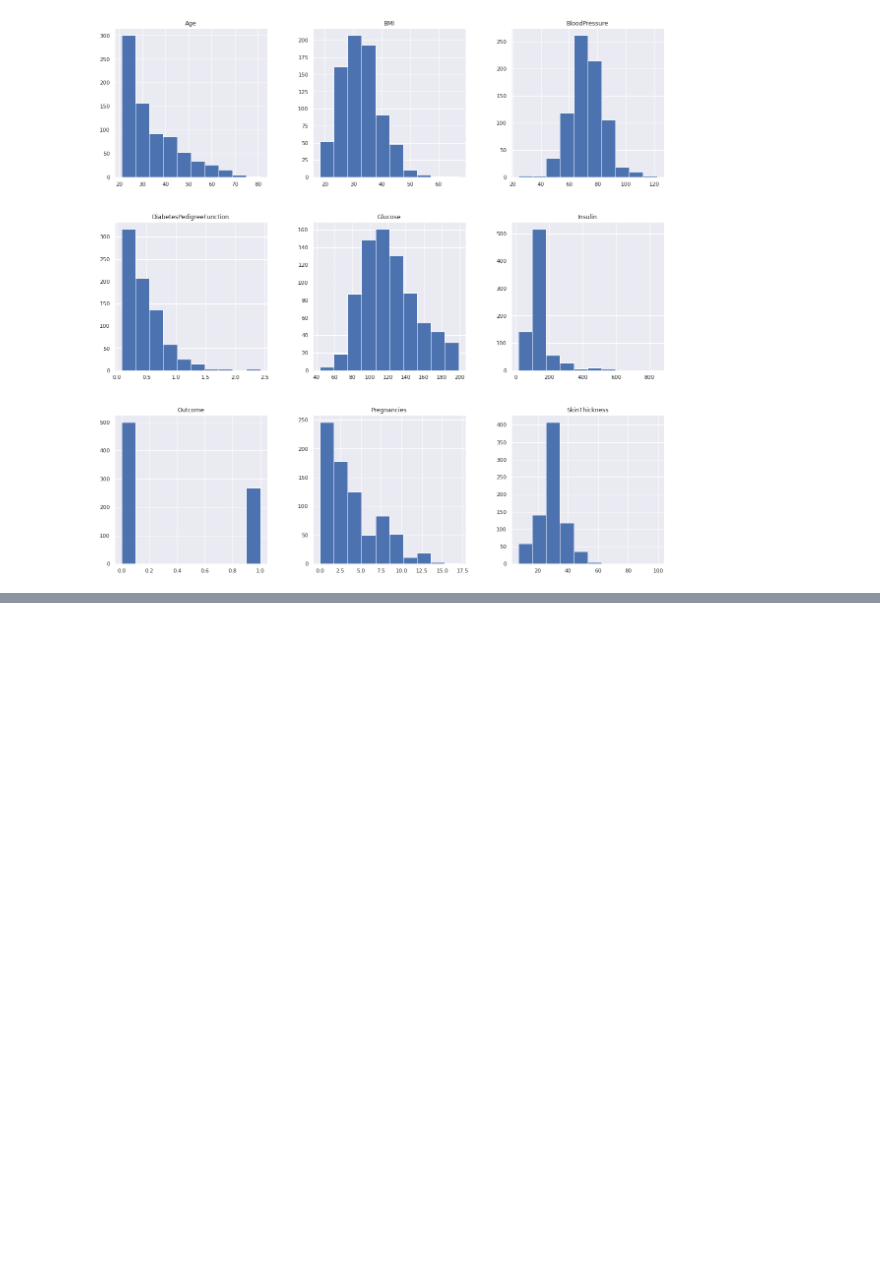
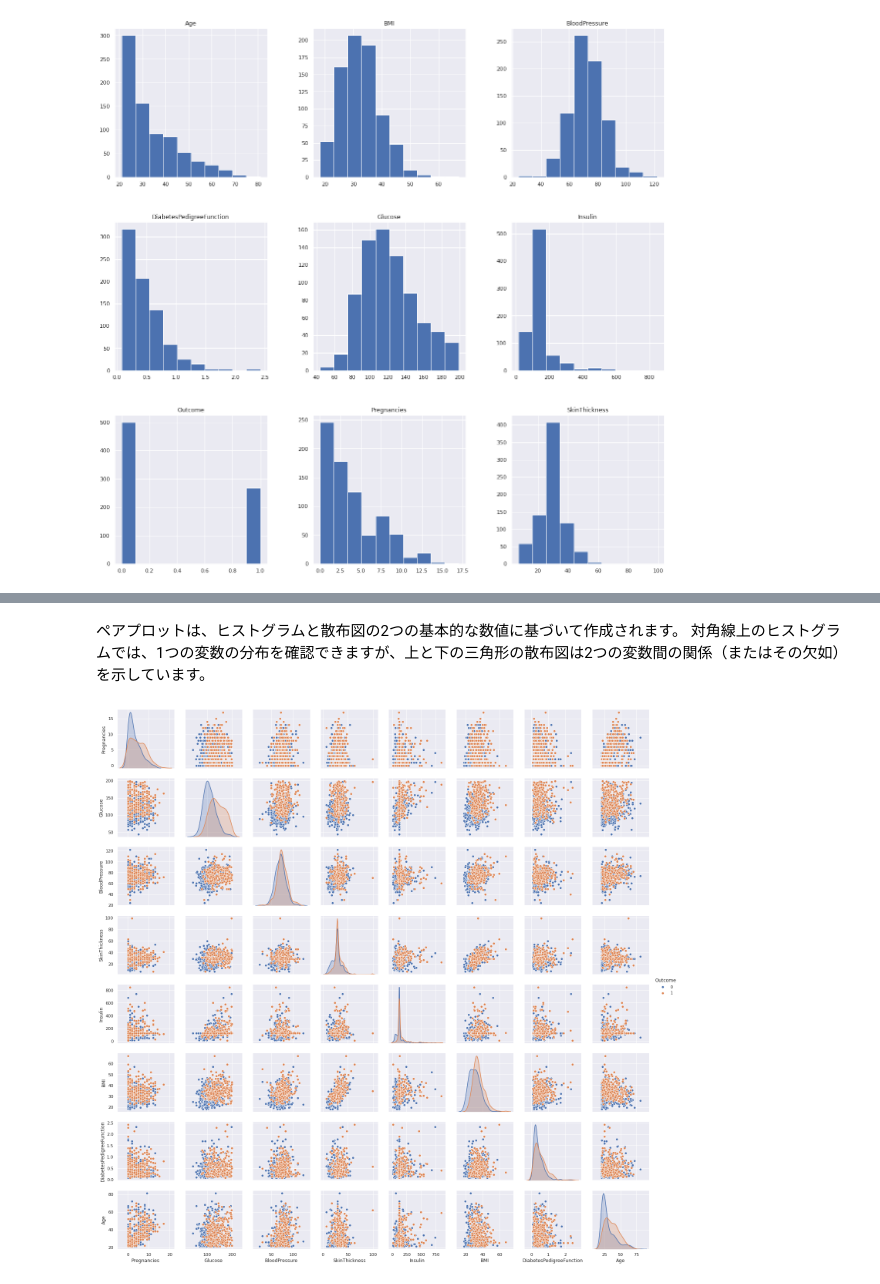
Before and after one commit to yuks0810/Diabetes-Classification-KNN-kaggle-, a Jupyter notebook: Diabetes_Classification_KNN.ipynb, the cells around one changed output, grey strips where cells are left out. Saved outputs shown, nothing was run; the diff lists cells and outputs as text; code cells hidden in the pictures; blank space fills up the shorter version.

```diff
--- a/Diabetes_Classification_KNN.ipynb
+++ b/Diabetes_Classification_KNN.ipynb
@@ -184,0 +228,6 @@ p = diabetes_data_copy.hist(figsize = (20,20))
+# %% [markdown]
+ペアプロットは、ヒストグラムと散布図の2つの基本的な数値に基づいて作成されます。 対角線上のヒストグラムでは、1つの変数の分布を確認できますが、上と下の三角形の散布図は2つの変数間の関係（またはその欠如）を示しています。
+# %%
+p=sns.pairplot(diabetes_data_copy, hue = 'Outcome')
+# %% [output]
+[figure, added]
```
Also changed, not shown: parts of 23 cells of this notebook.
